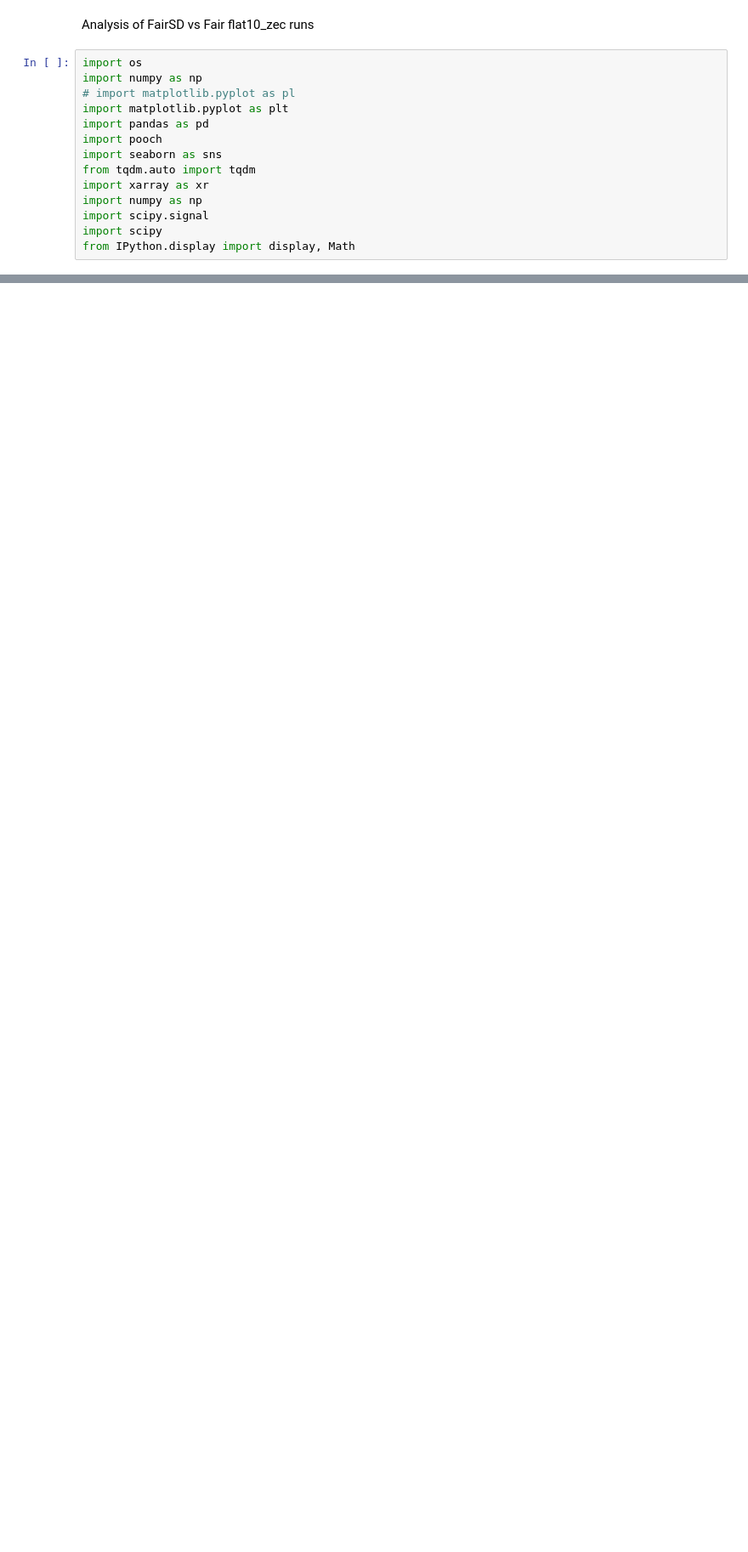
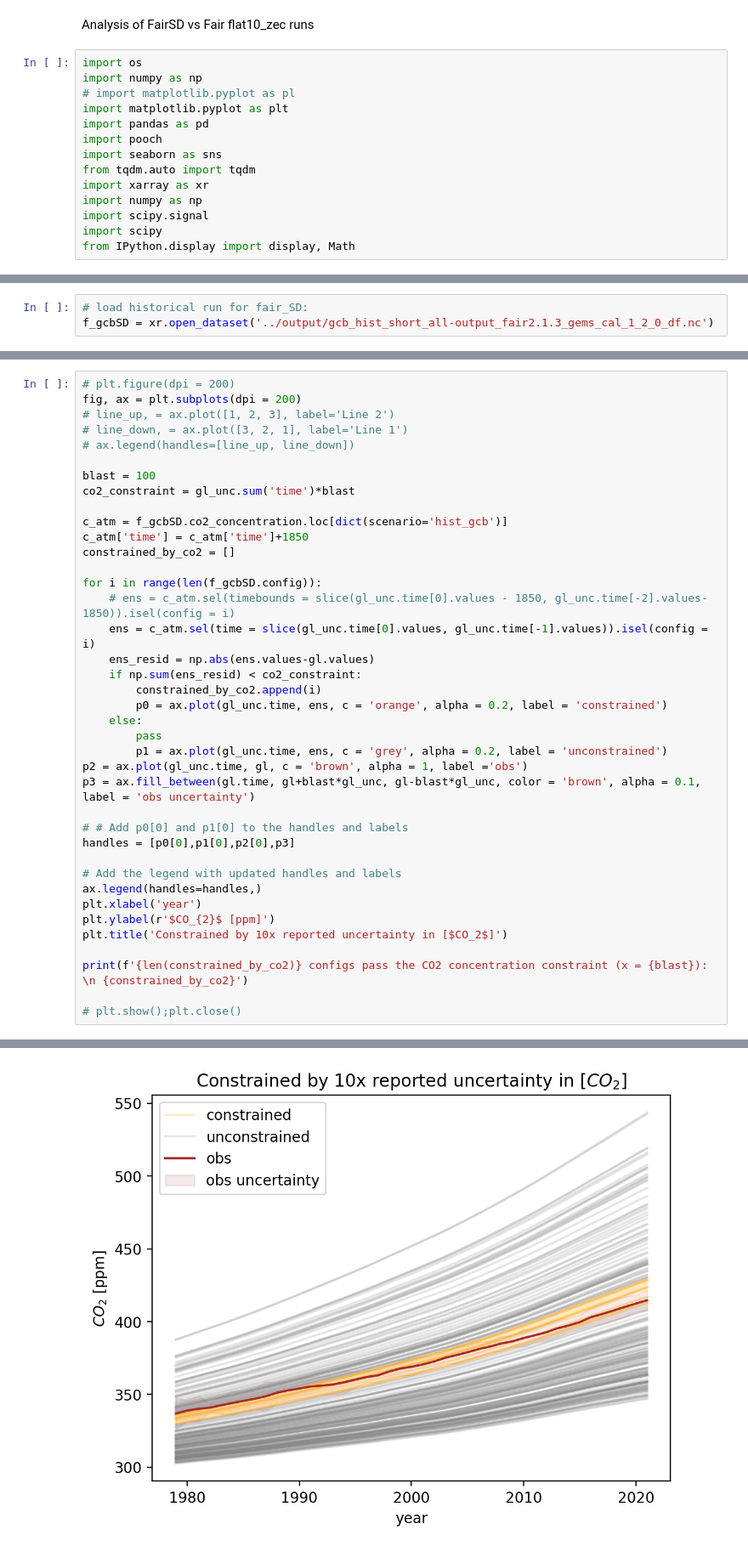
Before and after one commit to gretashum/fair_carbon, a Jupyter notebook: src/fairSD_analysis.ipynb, the cells around one changed output, grey strips where cells are left out. Shown at 85% size. Cells and saved outputs as stored; diff of their text form; blank space fills up the shorter version.

```diff
--- a/src/fairSD_analysis.ipynb
+++ b/src/fairSD_analysis.ipynb
@@ -16,0 +76,3 @@ from IPython.display import display, Math
+# %%
+# load historical run for fair_SD:
+f_gcbSD = xr.open_dataset('../output/gcb_hist_short_all-output_fair2.1.3_gems_cal_1_2_0_df.nc')
@@ -16,0 +102,40 @@ from IPython.display import display, Math
+# %%
+# plt.figure(dpi = 200)
+fig, ax = plt.subplots(dpi = 200)
+# line_up, = ax.plot([1, 2, 3], label='Line 2')
+# line_down, = ax.plot([3, 2, 1], label='Line 1')
+# ax.legend(handles=[line_up, line_down])
+
+blast = 100
+co2_constraint = gl_unc.sum('time')*blast
+
+c_atm = f_gcbSD.co2_concentration.loc[dict(scenario='hist_gcb')]
+c_atm['time'] = c_atm['time']+1850
+constrained_by_co2 = []
+
+for i in range(len(f_gcbSD.config)):
+    # ens = c_atm.sel(timebounds = slice(gl_unc.time[0].values - 1850, gl_unc.time[-2].values-1850)).isel(config = i)
+    ens = c_atm.sel(time = slice(gl_unc.time[0].values, gl_unc.time[-1].values)).isel(config = i)
+    ens_resid = np.abs(ens.values-gl.values)
+    if np.sum(ens_resid) < co2_constraint:
+        constrained_by_co2.append(i)
+        p0 = ax.plot(gl_unc.time, ens, c = 'orange', alpha = 0.2, label = 'constrained')
+    else:
+        pass
+        p1 = ax.plot(gl_unc.time, ens, c = 'grey', alpha = 0.2, label = 'unconstrained')
+p2 = ax.plot(gl_unc.time, gl, c = 'brown', alpha = 1, label ='obs')
+p3 = ax.fill_between(gl.time, gl+blast*gl_unc, gl-blast*gl_unc, color = 'brown', alpha = 0.1, label = 'obs uncertainty')
+
+# # Add p0[0] and p1[0] to the handles and labels
+handles = [p0[0],p1[0],p2[0],p3]
+
+# Add the legend with updated handles and labels
+ax.legend(handles=handles,)
+plt.xlabel('year')
+plt.ylabel(r'$CO_{2}$ [ppm]')
+plt.title('Constrained by 10x reported uncertainty in [$CO_2$]')
+
+print(f'{len(constrained_by_co2)} configs pass the CO2 concentration constraint (x = {blast}): \n {constrained_by_co2}')
+
+# plt.show();plt.close()
+# %% [output]
@@ -16,0 +144 @@ from IPython.display import display, Math
+[figure, added]
```
Also changed, not shown: parts of 25 cells of this notebook, 3 other files.
